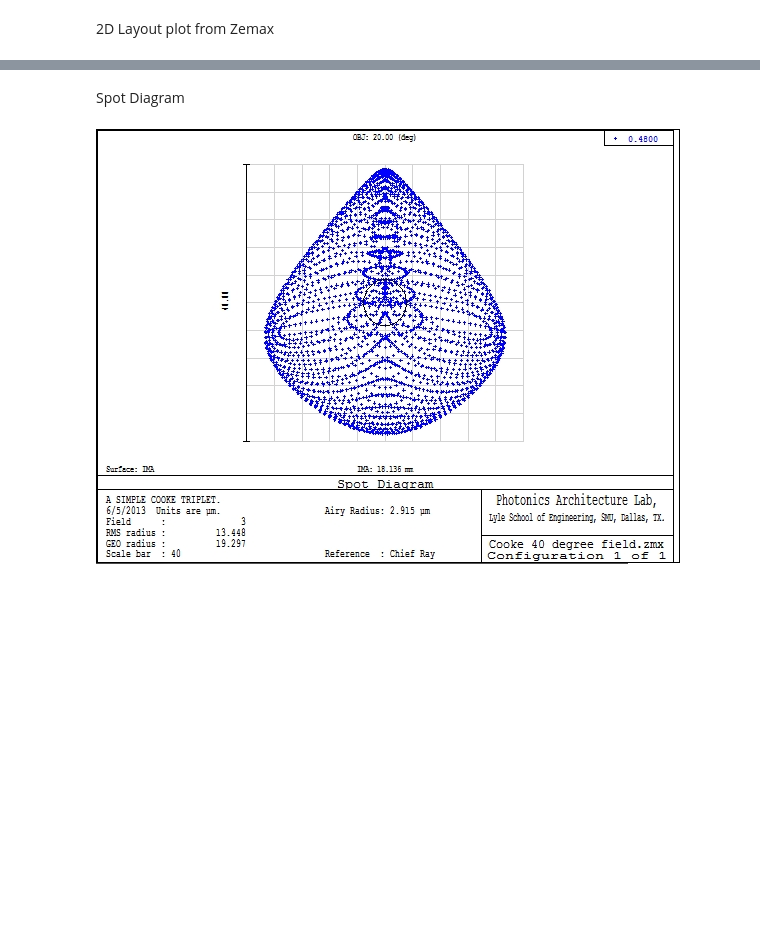
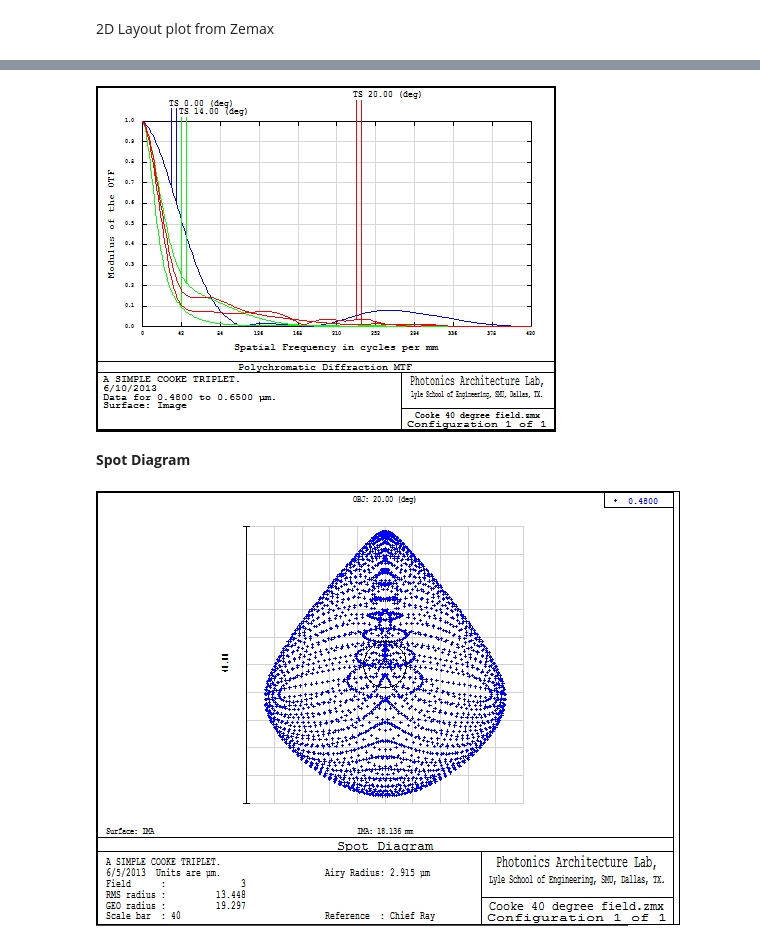
Before and after one commit to xzos/PyZDDE, a Jupyter notebook: IPNotebooks/pyZDDE_Usage_Test_In_Notebook.ipynb, the cells around one changed output, grey strips where cells are left out. Saved outputs shown, nothing was run; the diff lists cells and outputs as text; code cells hidden in the pictures; blank space fills up the shorter version.

```diff
--- a/IPNotebooks/pyZDDE_Usage_Test_In_Notebook.ipynb
+++ b/IPNotebooks/pyZDDE_Usage_Test_In_Notebook.ipynb
@@ -74,5 +84,9 @@ l.ipCaptureWindow(3)
-# %% [markdown]
-Spot Diagram
+# %%
+l.ipCaptureWindow(3)
+# %% [output]
+[figure, added]
+# %% [markdown]
+**Spot Diagram**
 # %%
 l.ipCaptureWindow(4)
 # %% [output]
```
Also changed, not shown: parts of 16 cells of this notebook, 3 other files.
